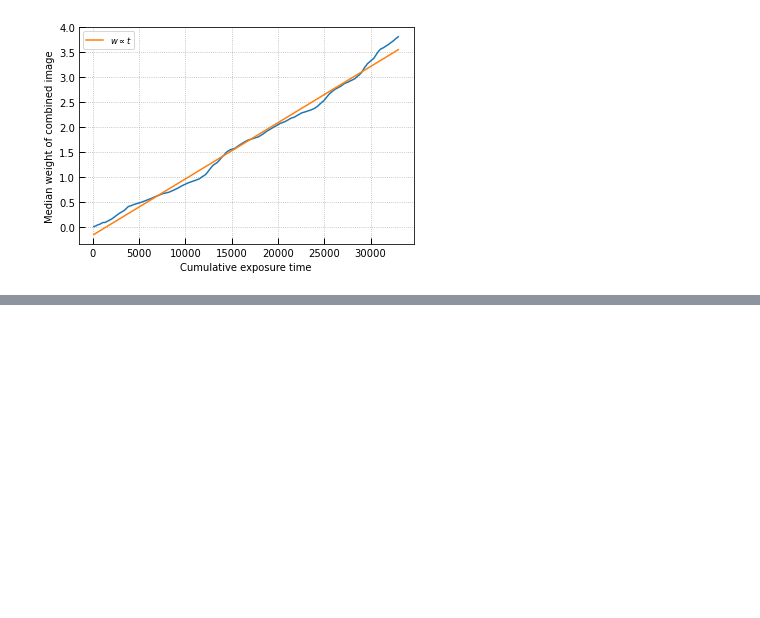
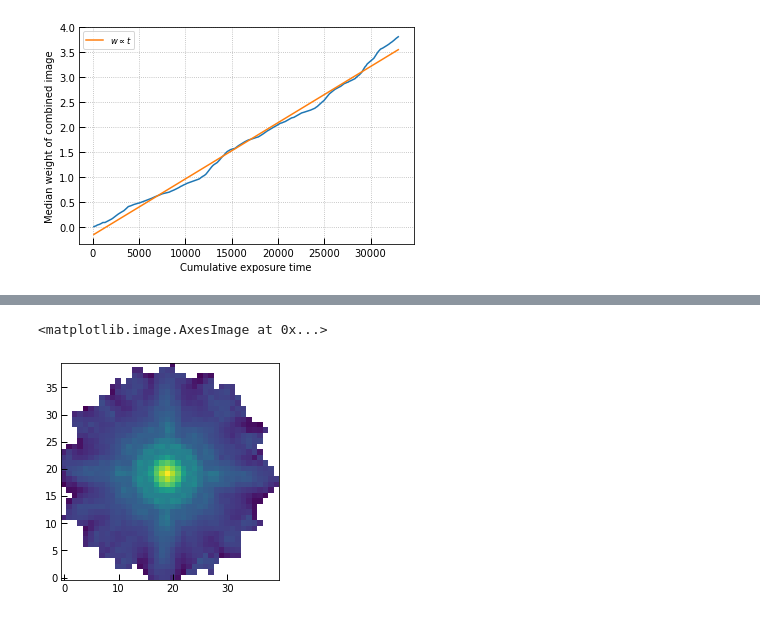
Before and after one commit to gbrammer/AppliedStats2021, a Jupyter notebook: AppliedStats-GalaxyImages.ipynb, the cells around one changed output, grey strips where cells are left out. Drawn from its saved outputs; the diff is of its cells as text; code cells hidden in the pictures; blank space fills up the shorter version.

Commit message:
add more data

```diff
--- a/AppliedStats-GalaxyImages.ipynb
+++ b/AppliedStats-GalaxyImages.ipynb
@@ -135,0 +165,10 @@ plt.grid()
+# %%
+hst_data = np.load('gnz11-hst_cutouts.npy', allow_pickle=True)[0]
+
+galaxy_models, psfs, flux_scale, exptime = np.load('gnz11-hst_extra.npy',
+                                                   allow_pickle=True)
+print(hst_data.keys())
+print(hst_data['f160w'].keys())
+
+hst_dim = image_models['f160w'].shape
+print('Image dimensions: ', hst_dim)
@@ -135,0 +201,6 @@ plt.grid()
+# %%
+# Show a PSF
+plt.imshow(np.log10(psfs['f160w']))
+# %% [output]
+<matplotlib.image.AxesImage at 0x...>
+[figure, added]
```
Also changed, not shown: parts of 14 cells of this notebook, 3 other files.
